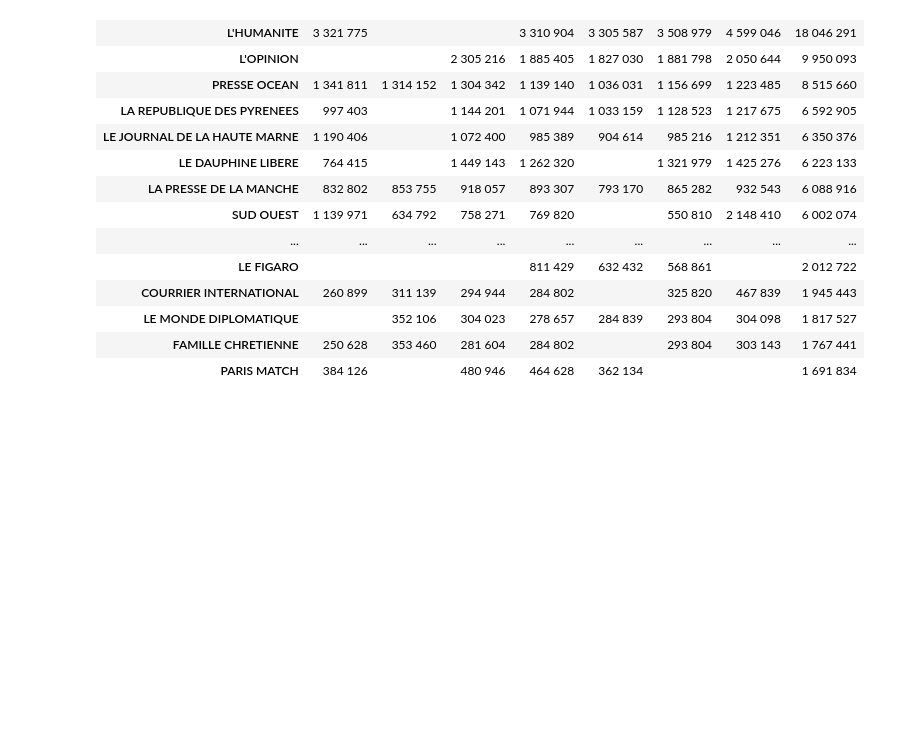
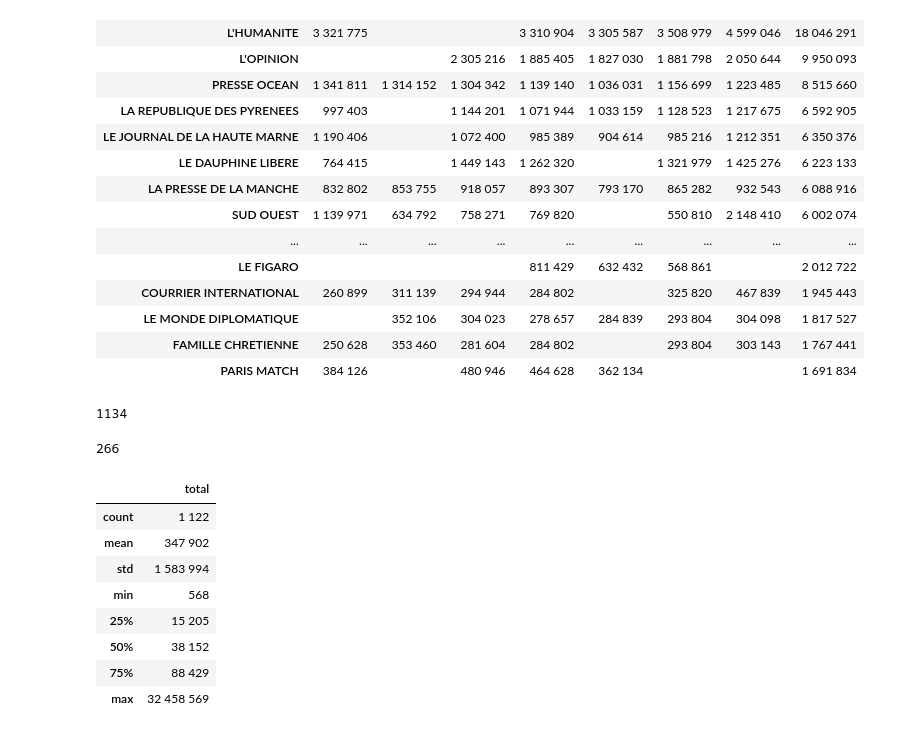
Before and after one commit to taniki/plateformisation-medias, a Jupyter notebook: aides.ipynb, the cells around one changed output. Cells and saved outputs as stored; diff of their text form; code cells hidden in the pictures; blank space fills up the shorter version.

```diff
--- a/aides.ipynb
+++ b/aides.ipynb
@@ -60,0 +70,27 @@ aides
+# %%
+len(aides_annee)
+# %% [output]
+1134
+# %%
+len(aides_annee.query("total >= 100000"))
+# %% [output]
+266
+# %%
+(
+    aides_annee
+        .query('total > 0')
+        .total
+        .describe()
+        .to_frame()
+    .pipe(format_table)
+)
+# %% [output]
+|  | total |
+| count | 1 122 |
+| mean | 347 902 |
+| std | 1 583 994 |
+| min | 568 |
+| 25% | 15 205 |
+| 50% | 38 152 |
+| 75% | 88 429 |
+| max | 32 458 569 |
```
Also changed, not shown: parts of 9 cells of this notebook, 2 other files.
